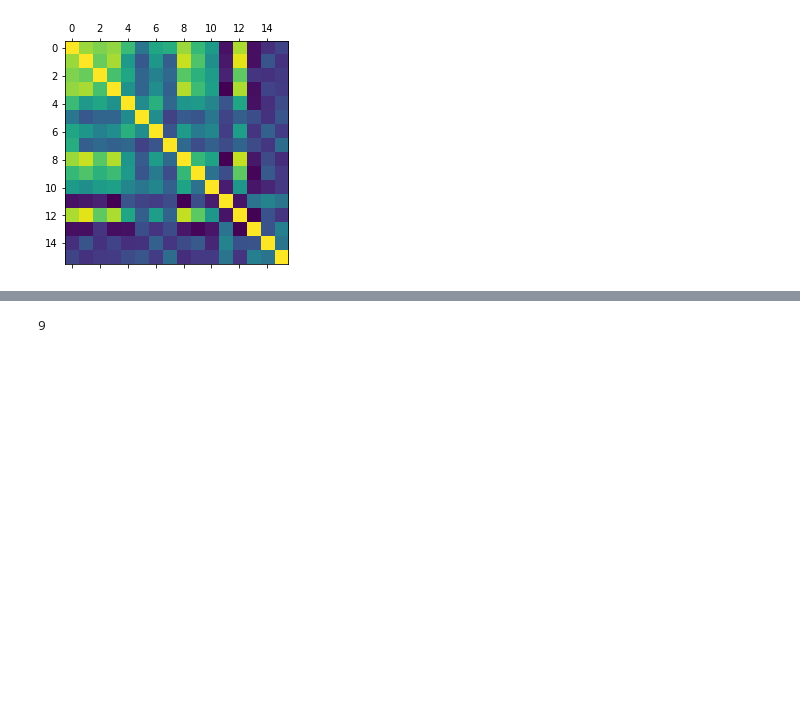
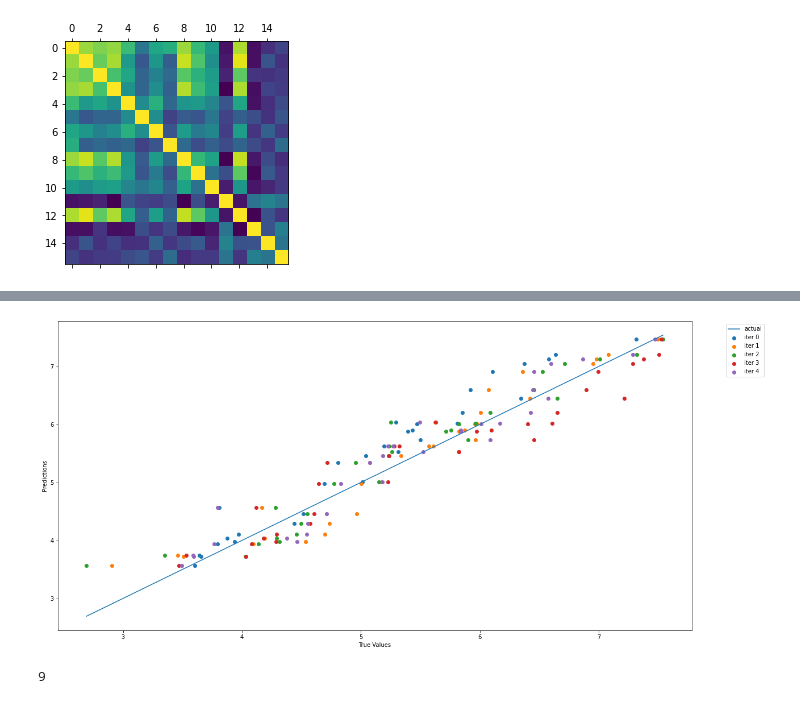
Before and after one commit to samhiggs/regression-machine-learning-happiness-stats, a Jupyter notebook: happiness_regession.ipynb, the cells around one changed output, grey strips where cells are left out. Saved outputs shown, nothing was run; the diff lists cells and outputs as text; code cells hidden in the pictures; blank space fills up the shorter version.

```diff
--- a/happiness_regession.ipynb
+++ b/happiness_regession.ipynb
@@ -168,0 +135,63 @@ print(pred_val_list)
+# %%
+#KERNEL RIDGE LINEAR REGRESSION
+def train_model(df, featureset_keys, kernel="linear", alpha=1.0, gamma=None, degree=None, coef0=None):
+
+    # Setup Parameters for Model
+    kr_args = {"kernel": kernel, "alpha": alpha}
+
+    # Validate parameters for polynomial
+    if kernel == "polynomial":
+        if degree is None or coef0 is None:
+            print("Must provide a parameter for degree and coef0")
+            return None
+        else:
+            kr_args["gamma"] = gamma
+            kr_args["degree"] = degree
+            kr_args["coef0"] = coef0
+
+    plt.figure(figsize=(20,10))
+    # Store the results of each training run
+    predictions = []
+    scores = []
+
+    # Save the best model to return
+    best_model = None
+    baseline = 0.0
+
+    i = 0
+    for train, test in RepeatedKFold(n_splits=5, n_repeats=1).split(df):
+
+        # Split dataset
+        train_x, train_y = (df.iloc[train])[featureset_keys], (df.iloc[train])['happiness_score']
+        test_x, test_y =(df.iloc[test])[featureset_keys], (df.iloc[test])['happiness_score']
+
+        # Initialise model
+        kr_model = KernelRidge(**kr_args)
+
+        # Train model
+        kr_model.fit(train_x, train_y)
+
+        # Evaluate model
+        pred_y = kr_model.predict(test_x)
+        score = kr_model.score(test_x, test_y)
+
+        # Save if better then previous
+        if score > baseline:
+            best_model = kr_model
+        predictions.append(pred_y)
+        plt.scatter(test_y, p, label=f"iter {i}")
+        scores.append(score)
+        i = i+1
+
+    plt.plot(df['happiness_score'], df['happiness_score'], label='actual')
+    plt.xlabel('True Values')
+    plt.ylabel('Predictions')
+    plt.legend(loc="upper left", bbox_to_anchor=(1.05, 1))
+    return best_model, plt, scores
+    print(pred_scores)
+
+# best_model, plt, scores = train_model(cleaned_featureset, featureset_keys)
+best_model, plt, scores = train_model(cleaned_featureset, featureset_keys, kernel="polynomial", degree=3, coef0=1)
+
+plt
+# %% [output]
@@ -169,3 +199,4 @@ print(pred_val_list)
+[figure, added]
 # %%
 
 filename = 'kkr_model.pkl'
```
Also changed, not shown: parts of 8 cells of this notebook, 8 other files.
